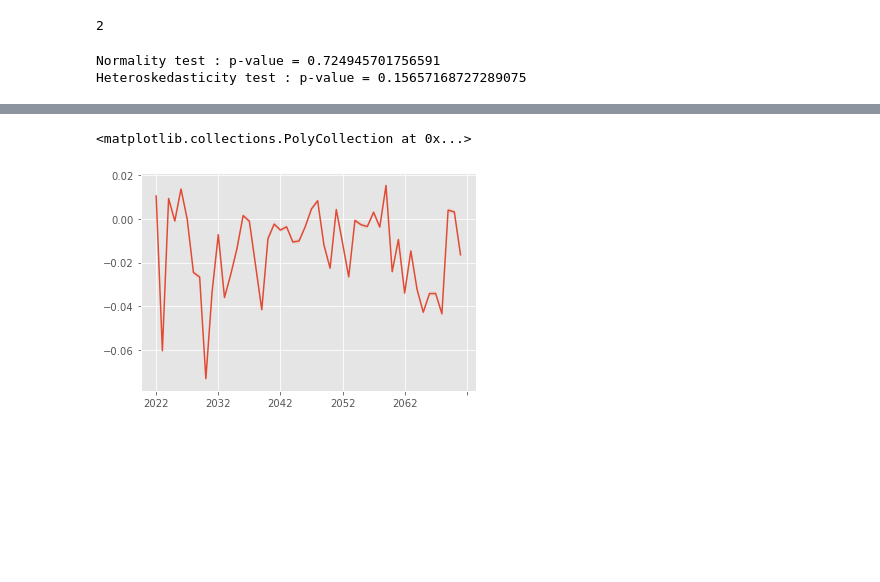
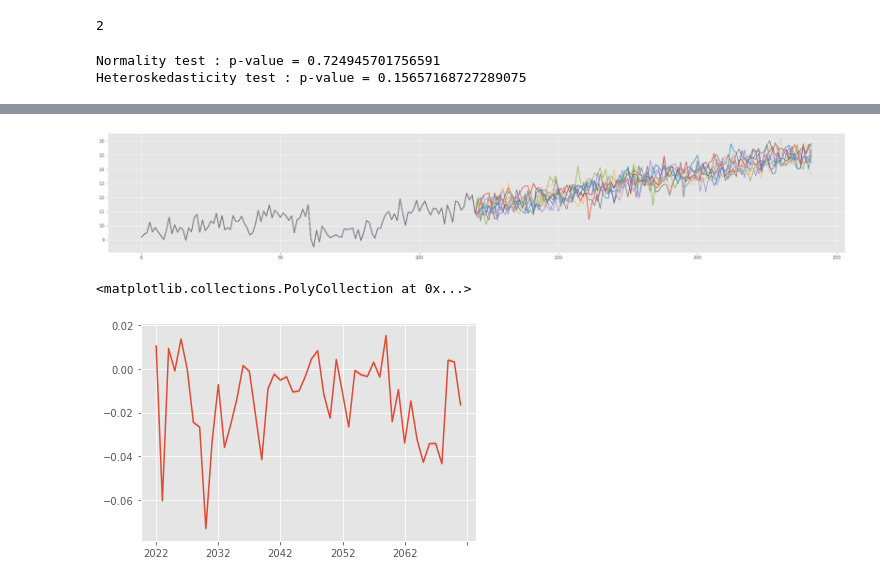
Before and after one commit to KieranVaudaux/SCV_project2.0, a Jupyter notebook: notebooks/Annual_TimeSerie.ipynb, the cells around one changed output, grey strips where cells are left out. Cells and saved outputs as stored; diff of their text form; code cells hidden in the pictures; blank space fills up the shorter version.

Commit message:
Add and changes in  thge Annual Analysis + begining of the forecast

```diff
--- a/notebooks/Annual_TimeSerie.ipynb
+++ b/notebooks/Annual_TimeSerie.ipynb
@@ -630,0 +682,3 @@ sim_conf = sim_conf.append(pd.DataFrame(conf_intt.T,columns=str_Years,index = ['
+# %%
+#On fixe la tendance comme étant la tendance calculé sur deux période
+data_Y["Mean_detrended"] = data_Y.Mean-f_cst(Years)
@@ -630,0 +749,9 @@ sim_conf = sim_conf.append(pd.DataFrame(conf_intt.T,columns=str_Years,index = ['
+# %%
+#We choose the model ARMA(2,0) with the AIC
+p = 2
+q = 0
+
+arma_mod = ARIMA(data_Y.Mean_detrended, order=(p,0,q)).fit(method='innovations_mle')
+res = arma_mod.resid
+data_Y["resid"] = res
+param = np.array(arma_mod.params)
@@ -631,3 +789,26 @@ sim_conf = sim_conf.append(pd.DataFrame(conf_intt.T,columns=str_Years,index = ['
+# %%
+# forecast method specific for our case
+def forecast(data,n_forecast, phi,last):
+    y = np.arange(int(last)+1,int(last)+n_forecast+1)
+    residus = sc.stats.norm(loc=data.resid.mean(),scale=np.sqrt(phi[-1])).rvs(size=n_forecast)
+    predict = np.array(phi[0]+np.array(data[data.Years == float(last-1)].resid)*phi[2]+
+                       np.array(data[data.Years == float(last)].resid)*phi[1] + residus[0])
+    predict = np.concatenate([predict,np.array(phi[0]+np.array(data[data.Years == last].resid*phi[2]+
+                                                               predict[0])*phi[1]+ residus[1])])
+    for i in range(2,n_forecast):
+        predict = np.concatenate([predict,np.array([phi[0]+predict[i-2]*phi[2]+predict[i-1]*phi[1]+ residus[i]])])
+    predict = predict + f_cst(y)
+    return predict
+# %%
+
+plt.figure(figsize=(30,5))
+plt.plot(data_Y.Mean)
+for i in range(10):
+    predict = forecast(data_Y, 121, param, 2021)
+    new_mean = np.concatenate([np.array(data_Y[data_Y.Years<=2021].Mean),predict])
+    plt.plot(new_mean)
+# %% [output]
+[figure, added]
 # %%
 fig, ax = plt.subplots()
 sim_conf.iloc[0,].plot(ax=ax)
```
Also changed, not shown: parts of 18 cells of this notebook, 14 other files.
